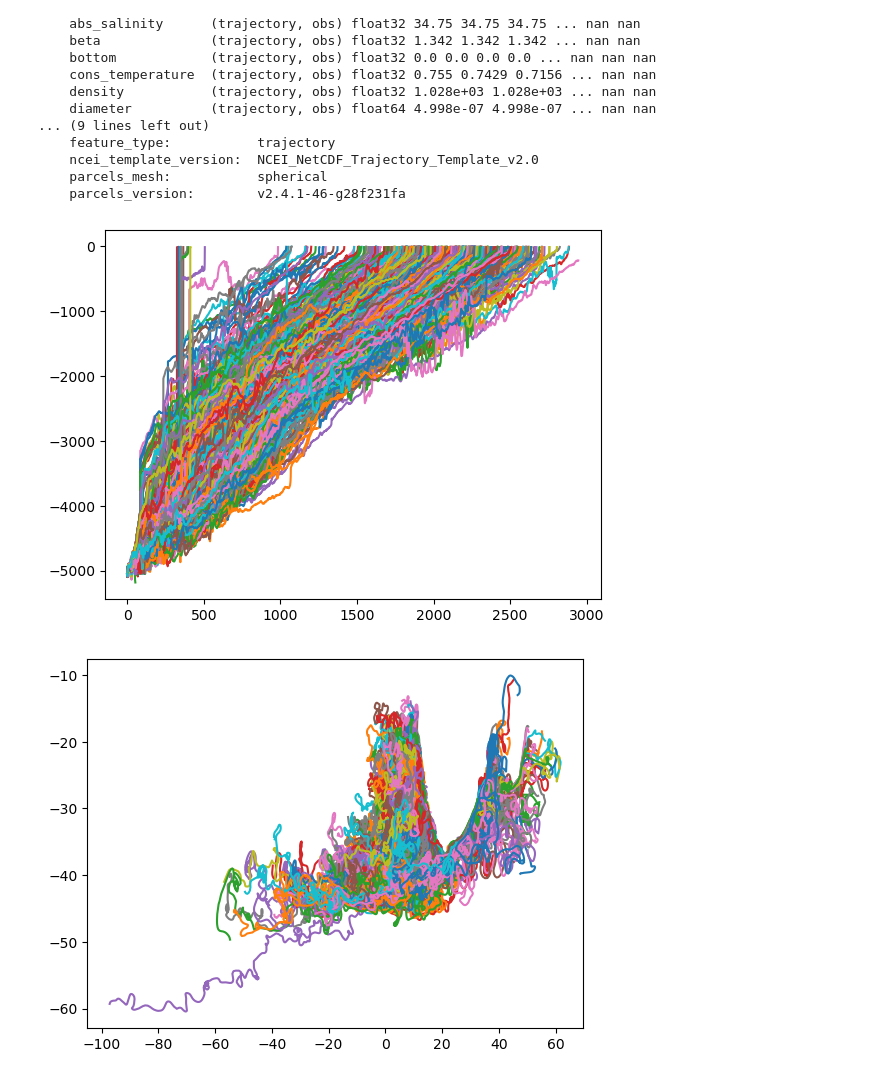
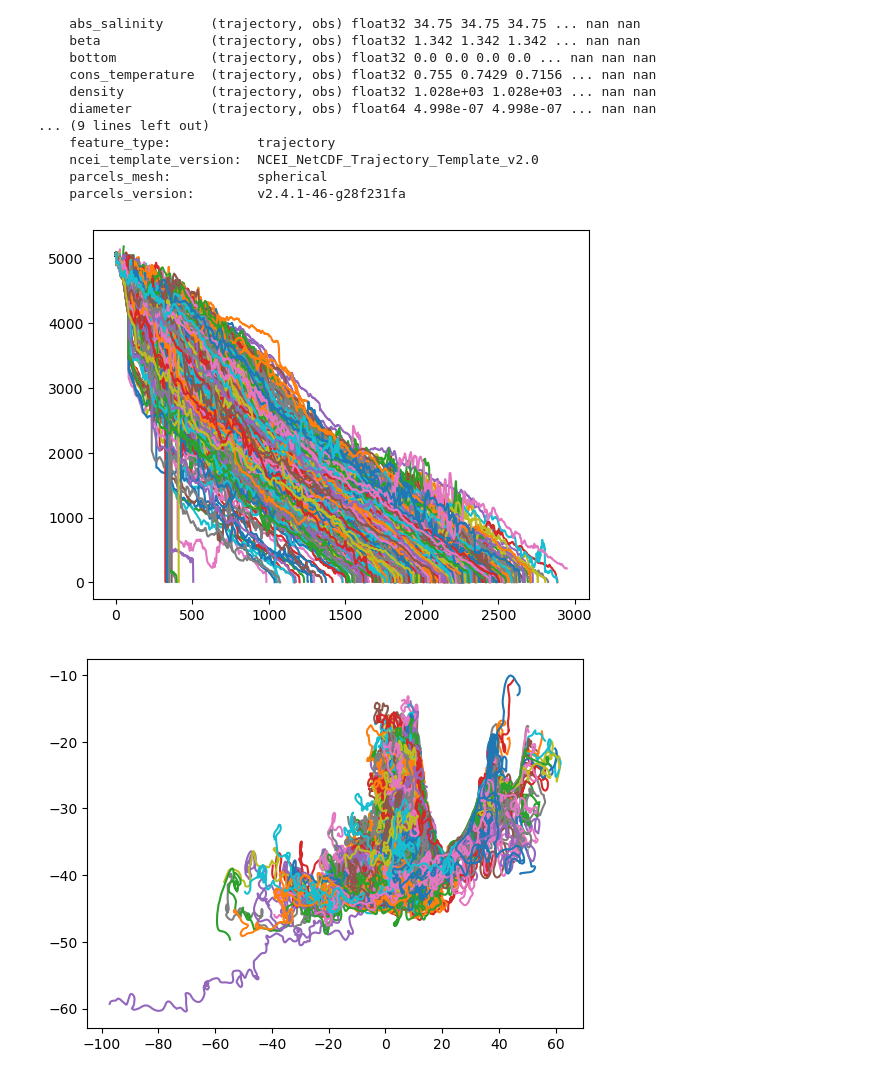
Before and after one commit to OceanParcels/Backtracking_Abyssal_Nanoplastics, a Jupyter notebook: notebooks/test_23334.ipynb, the cells around one changed output. Saved outputs shown, nothing was run; the diff lists cells and outputs as text; code cells hidden in the pictures.

```diff
--- a/notebooks/test_23334.ipynb
+++ b/notebooks/test_23334.ipynb
@@ -28,9 +28,9 @@ Data variables: (12/20)
     parcels_version:        v2.4.1-46-g28f231fa
 # %%
 for i in range(1000):
-    plt.plot(-sim['z'][i,:])
+    plt.plot(sim['z'][i,:])
 # %% [output]
-[figure, old version]
+[figure, new version]
 # %%
 for i in range(1000):
     plt.plot(sim['lon'][i,:], sim['lat'][i,:])
```
Also changed, not shown: parts of 11 cells of this notebook, 2 other files.
